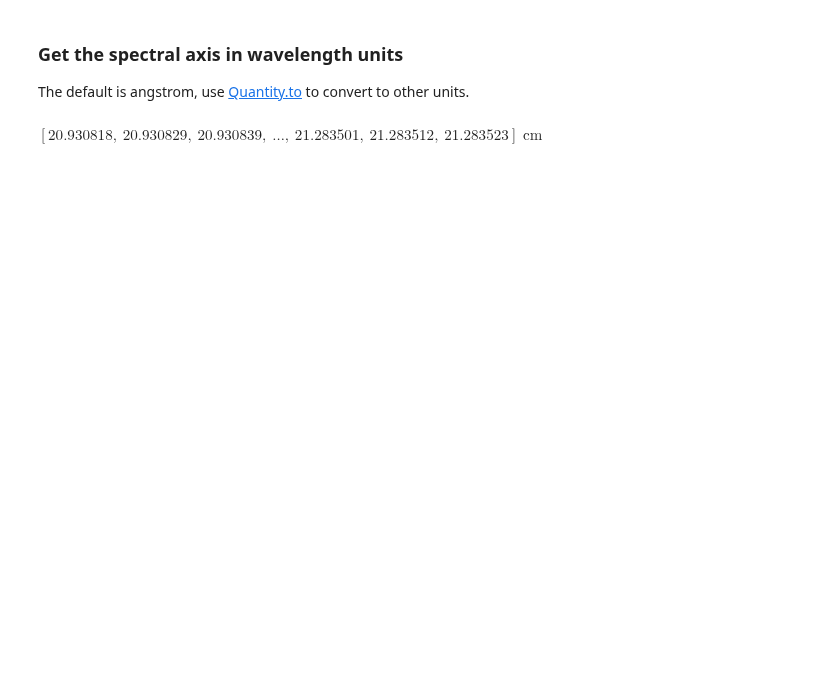
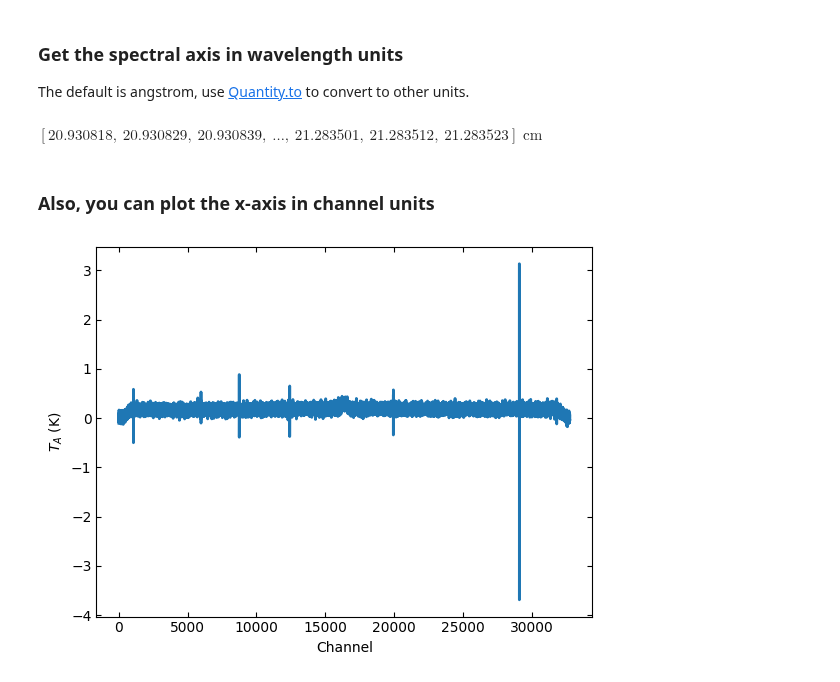
Before and after one commit to GreenBankObservatory/dysh, a Jupyter notebook: notebooks/examples/velocity_frames.ipynb, the cells around one changed output. Drawn from its saved outputs; the diff is of its cells as text; code cells hidden in the pictures; blank space fills up the shorter version.

Commit message:
add channel plot

```diff
--- a/notebooks/examples/velocity_frames.ipynb
+++ b/notebooks/examples/velocity_frames.ipynb
@@ -142,3 +142,9 @@ The default is angstrom, use [Quantity.to](https://docs.astropy.org/en/stable/ap
 ta.wavelength.to('cm')
 # %% [output]
 $[20.930818,~20.930829,~20.930839,~\dots,~21.283501,~21.283512,~21.283523] \; \mathrm{cm}$
+# %% [markdown]
+### Also, you can plot the x-axis in channel units
+# %%
+ta.plot(xaxis_unit='chan')
+# %% [output]
+[figure, added]
```
Also changed, not shown: parts of 2 cells of this notebook.
